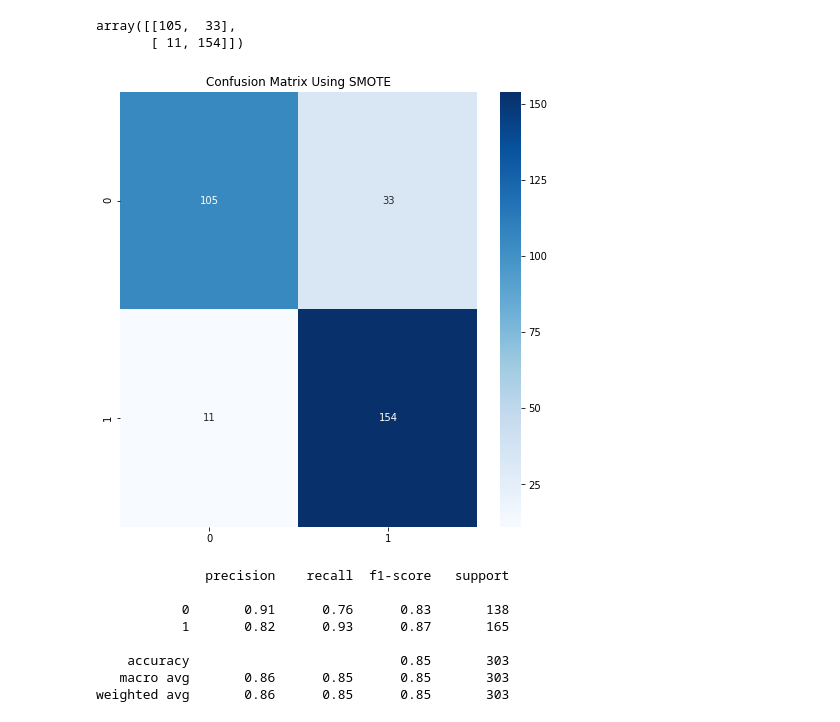
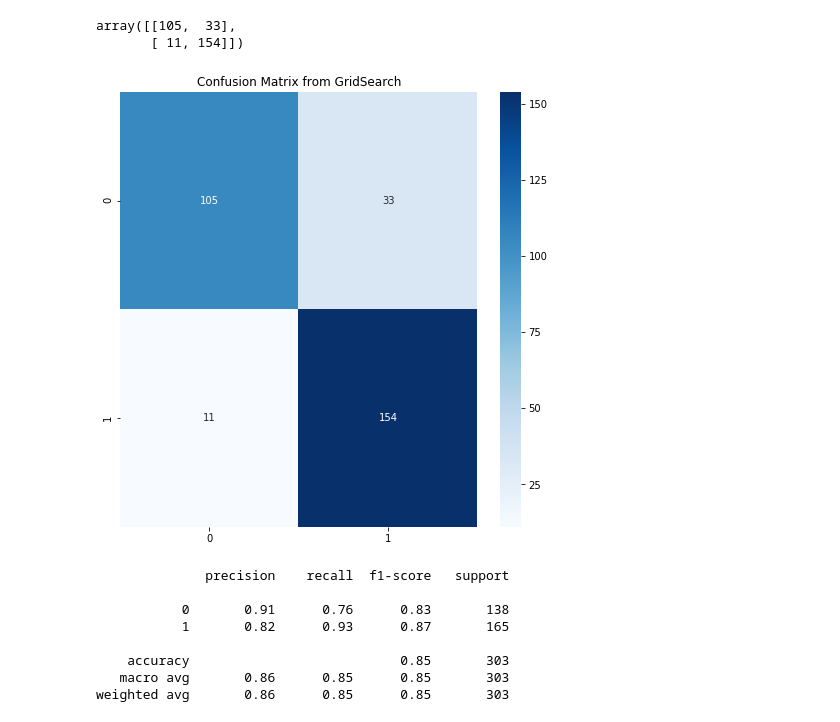
Before and after one commit to joseh4/Detecting_Heart_Disease, a Jupyter notebook: Machine_Learning_Notebook.ipynb, the cells around one changed output. Cells and saved outputs as stored; diff of their text form; code cells hidden in the pictures.

```diff
--- a/Machine_Learning_Notebook.ipynb
+++ b/Machine_Learning_Notebook.ipynb
@@ -291,16 +291,16 @@ array([[105,  33],
 # %%
 # Graph the confusion matrix
 
 fig = plt.figure(figsize = (8,8))
-sns.heatmap(cm, annot = True, fmt='g', cmap = 'Blues').set_title("Confusion Matrix Using SMOTE")
+sns.heatmap(cm, annot = True, fmt='g', cmap = 'Blues').set_title("Confusion Matrix from GridSearch")
 fig.show()
 
 # 105 people True Positive - tested positive and have HD
 # 33 people False Positive - tested positive, but do not have HD
-# 13 people False Negative - tested negative, but have HD
-# 152 people True Negative - tested negative and do not have HD
+# 11 people False Negative - tested negative, but have HD
+# 154 people True Negative - tested negative and do not have HD
 # %% [output]
-[figure, old version]
+[figure, new version]
 # %%
 # Print classification report
 
```
Also changed, not shown: parts of 8 cells of this notebook.
